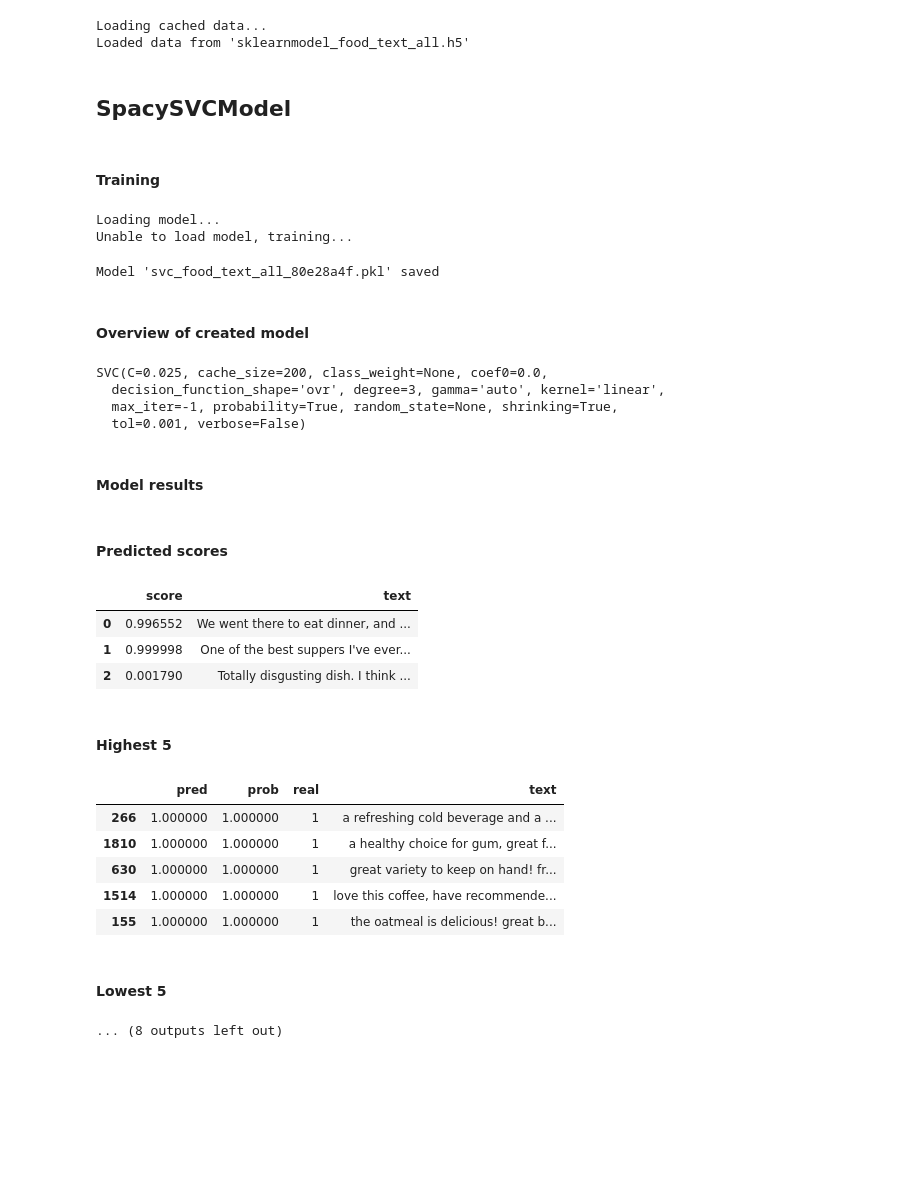
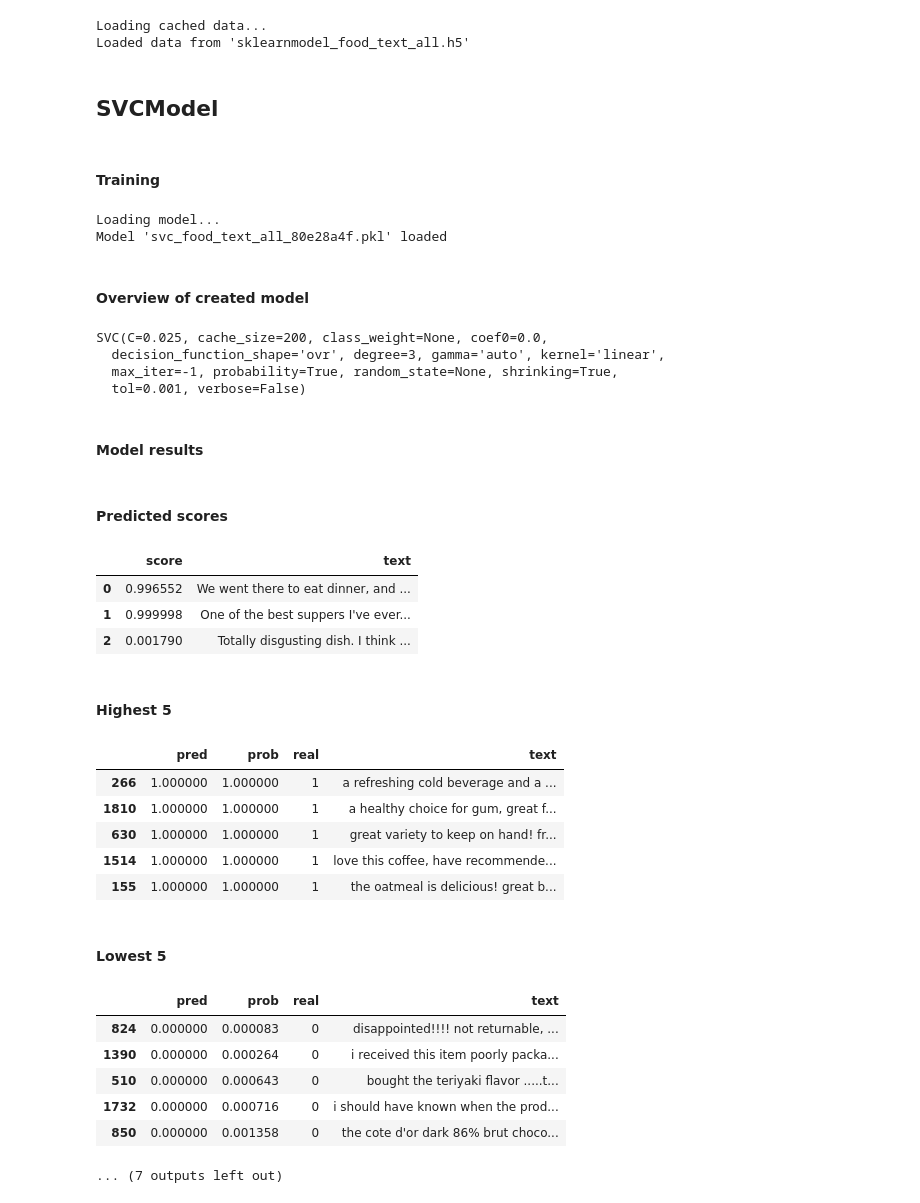
Before and after one commit to Valian/nlp-sentiment-analysis, a Jupyter notebook: src/text_sentiment_analysis_food.ipynb, the cells around one changed output. Drawn from its saved outputs; the diff is of its cells as text; code cells hidden in the pictures; blank space fills up the shorter version.

```diff
--- a/src/text_sentiment_analysis_food.ipynb
+++ b/src/text_sentiment_analysis_food.ipynb
@@ -11,6 +11,7 @@ nlp = en_vectors_web_lg.load()
 MAX_WORDS_IN_SENTENCE = 200
 TEXT_COLUMN = "Text"
 LIMIT = -1
+SAVE_IN_STORE = True
 dataset_id = 'food_{}_{}'.format(TEXT_COLUMN.lower(), LIMIT if LIMIT > 0 else 'all')
 # %% [markdown]
 ## Data loading and preview
@@ -92,8 +87,16 @@ input_samples = [
 # %%
+from shared.models_store import Store
 from shared import models
 from machine_learning.plot_helpers import display_example_predictions
 from machine_learning.evaluation import evaluate_and_report
 
+# helper for saving models for reuse in web application
+store = Store(nlp, '../dist/store.json')
+input_samples = [
+    "We went there to eat dinner, and it was delicious",
+    "One of the best suppers I've ever eaten",
+    "Totally disgusting dish. I think cook made this with his eyes closed"
+]
 
 def train_model_and_display_results(model, X=X_train, y=y_train, **train_params):
     display_markdown('## {}'.format(model.__class__.__name__), raw=True)
@@ -105,7 +108,7 @@ def train_model_and_display_results(model, X=X_train, y=y_train, **train_params)
 
     display_markdown('#### Model results', raw=True)
     display_example_predictions(model, input_samples)
-    evaluate_and_report(model, X_test, y_test)
+    return evaluate_and_report(model, X_test, y_test)
 # %% [output]
 Using TensorFlow backend.
 # %%
@@ -119,7 +122,15 @@ keras_model = models.KerasModel(
 
 X_keras_preprocessed = get_preprocessed_data(keras_model, dataset_id, X_train)
 
-train_model_and_display_results(keras_model, X_keras_preprocessed, preprocessed=True)
+accuracy = train_model_and_display_results(keras_model, X_keras_preprocessed, preprocessed=True)
+
+if SAVE_IN_STORE:
+    store.add_model(keras_model, "conv1d_food", "Food Reviews Conv1d", metadata={
+        'Dataset': 'Amazon Fine Food Reviews',
+        'Training samples': len(X_train),
+        'Accuracy': accuracy,
+        'Description': "1D Convolutional network defined using Keras and trained on a publicly-available dataset"
+    })
 
 # we need memory for further processing
 del X_keras_preprocessed
@@ -187,37 +186,53 @@ Loaded data from 'sklearnmodel_food_text_all.h5'
 # %%
 # it's almost impossible to train SVC on full dataset due to time complexity
 svc_limit = min(20000, len(X_sklearn_preprocessed))
+svc_model = models.SVCModel(
+    nlp, dataset_id,
+    kernel="linear", C=0.025,
+    probability=True)
 
-train_model_and_display_results(
-    models.SVCModel(
-        nlp, dataset_id,
-        kernel="linear", C=0.025,
-        probability=True),
-    X_sklearn_preprocessed[:svc_limit], y_train[:svc_limit], preprocessed=True
+accuracy = train_model_and_display_results(
+    svc_model,
+    X_sklearn_preprocessed[:svc_limit],
+    y_train[:svc_limit],
+    preprocessed=True
 )
+
+if SAVE_IN_STORE:
+    store.add_model(svc_model, "svc_food", "Food Reviews SVC", metadata={
+        'Dataset': 'Amazon Fine Food Reviews',
+        'Training samples': svc_limit,
+        'Accuracy': accuracy,
+        'Description': "SVM algorithm from Sklearn package. Trained on a reduced dataset due to O(n^2) time complexity"
+    })
 # %% [output]
-## SpacySVCModel
+## SVCModel
 #### Training
 Loading model...
-Unable to load model, training...
+Model 'svc_food_text_all_80e28a4f.pkl' loaded
+#### Overview of created model
-Model 'svc_food_text_all_80e28a4f.pkl' saved
+SVC(C=0.025, cache_size=200, class_weight=None, coef0=0.0,
+  decision_function_shape='ovr', degree=3, gamma='auto', kernel='linear',
+  max_iter=-1, probability=True, random_state=None, shrinking=True,
+  tol=0.001, verbose=False)
-#### Overview of created model
-SVC(C=0.025, cache_size=200, class_weight=None, coef0=0.0,
-  decision_function_shape='ovr', degree=3, gamma='auto', kernel='linear',
-  max_iter=-1, probability=True, random_state=None, shrinking=True,
-  tol=0.001, verbose=False)
 #### Model results
 #### Predicted scores
 |  | score | text |
 | 0 | 0.996552 | We went there to eat dinner, and ... |
 | 1 | 0.999998 | One of the best suppers I've ever... |
 | 2 | 0.001790 | Totally disgusting dish. I think ... |
 #### Highest 5
 |  | pred | prob | real | text |
 | 266 | 1.000000 | 1.000000 | 1 | a refreshing cold beverage and a ... |
 | 1810 | 1.000000 | 1.000000 | 1 | a healthy choice for gum, great f... |
 | 630 | 1.000000 | 1.000000 | 1 | great variety to keep on hand! fr... |
 | 1514 | 1.000000 | 1.000000 | 1 | love this coffee, have recommende... |
 | 155 | 1.000000 | 1.000000 | 1 | the oatmeal is delicious! great b... |
 #### Lowest 5
-... (8 outputs left out)
+|  | pred | prob | real | text |
+| 824 | 0.000000 | 0.000083 | 0 | disappointed!!!! not returnable, ... |
+| 1390 | 0.000000 | 0.000264 | 0 | i received this item poorly packa... |
+| 510 | 0.000000 | 0.000643 | 0 | bought the teriyaki flavor .....t... |
+| 1732 | 0.000000 | 0.000716 | 0 | i should have known when the prod... |
+| 850 | 0.000000 | 0.001358 | 0 | the cote d'or dark 86% brut choco... |
+... (7 outputs left out)
```
Also changed, not shown: parts of 16 cells of this notebook, 7 other files.
